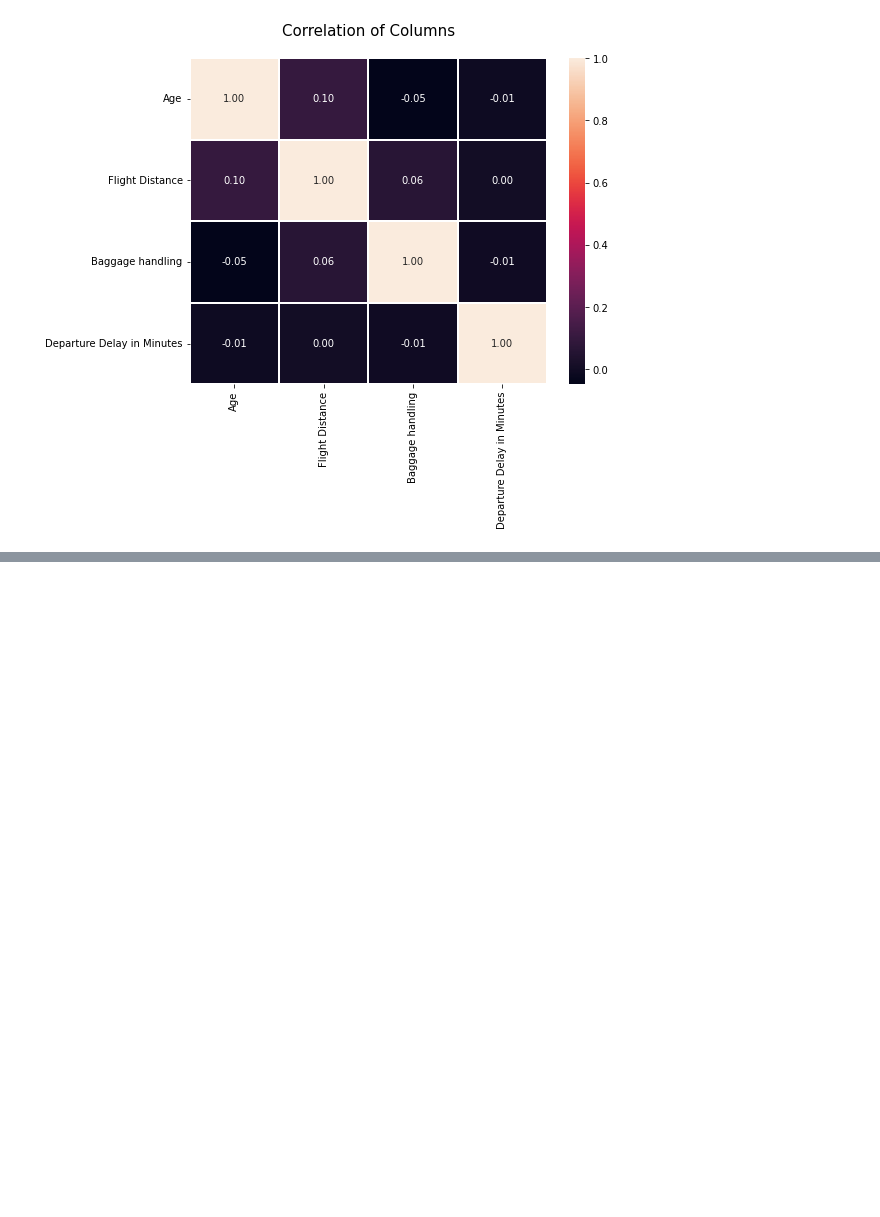
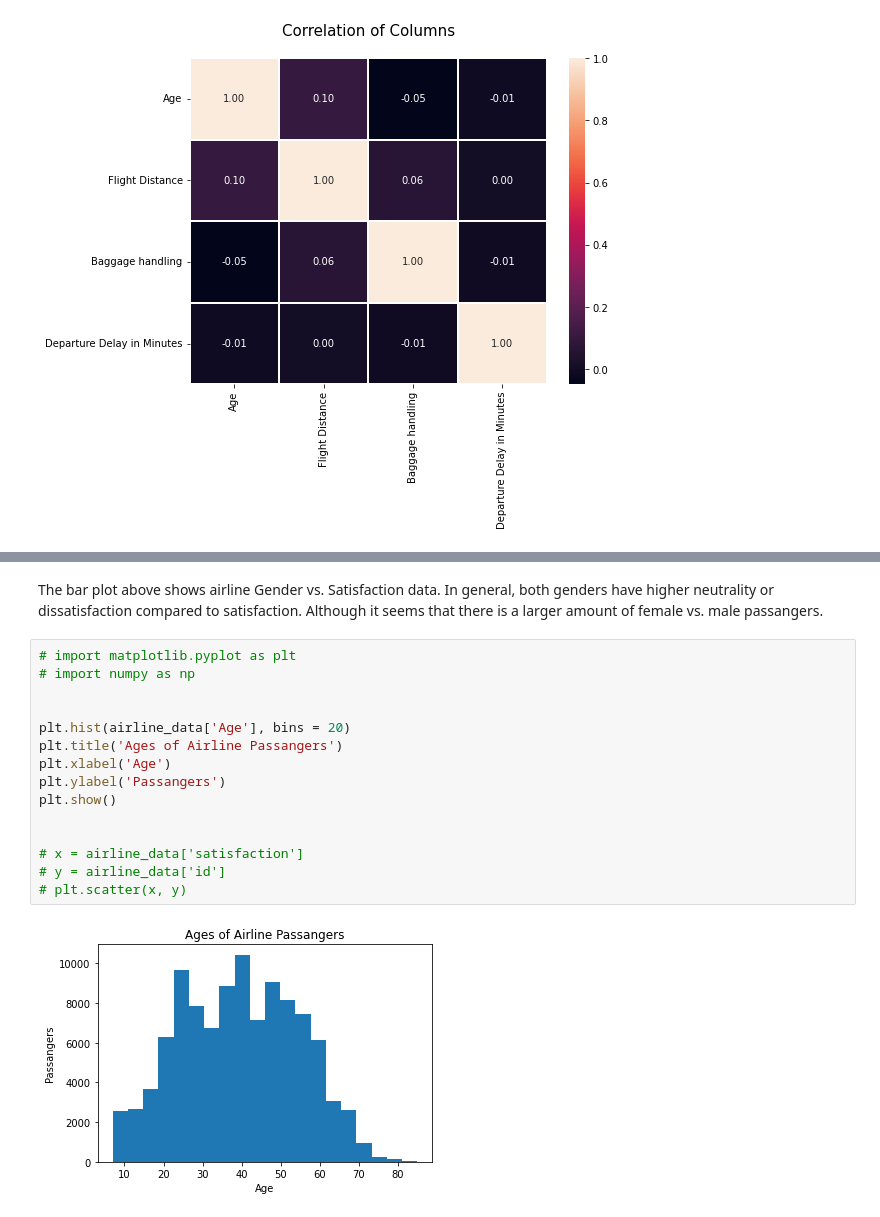
Before and after one commit to pemiran1/Capstone-Two-Airline-Satisfaction-Project, a Jupyter notebook: airline-project.ipynb, the cells around one changed output, grey strips where cells are left out. Cells and saved outputs as stored; diff of their text form; blank space fills up the shorter version.

```diff
--- a/airline-project.ipynb
+++ b/airline-project.ipynb
@@ -517,0 +455,19 @@ TypeError: Neither the `x` nor `y` variable appears to be numeric.
+# %% [markdown]
+The bar plot above shows airline Gender vs. Satisfaction data. In general, both genders have higher neutrality or dissatisfaction compared to satisfaction. Although it seems that there is a larger amount of female vs. male passangers.
+# %%
+# import matplotlib.pyplot as plt
+# import numpy as np
+
+
+plt.hist(airline_data['Age'], bins = 20)
+plt.title('Ages of Airline Passangers')
+plt.xlabel('Age')
+plt.ylabel('Passangers')
+plt.show()
+
+
+# x = airline_data['satisfaction']
+# y = airline_data['id']
+# plt.scatter(x, y)
+# %% [output]
+[figure, added]
```
Also changed, not shown: parts of 6 cells of this notebook.
